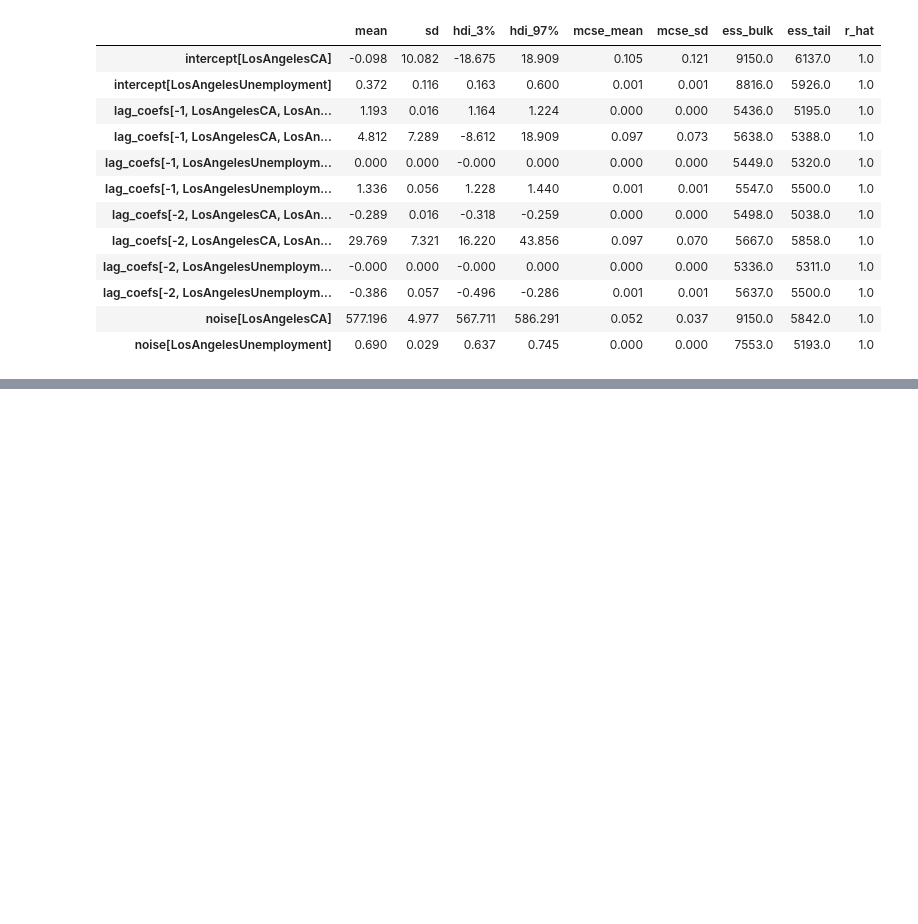
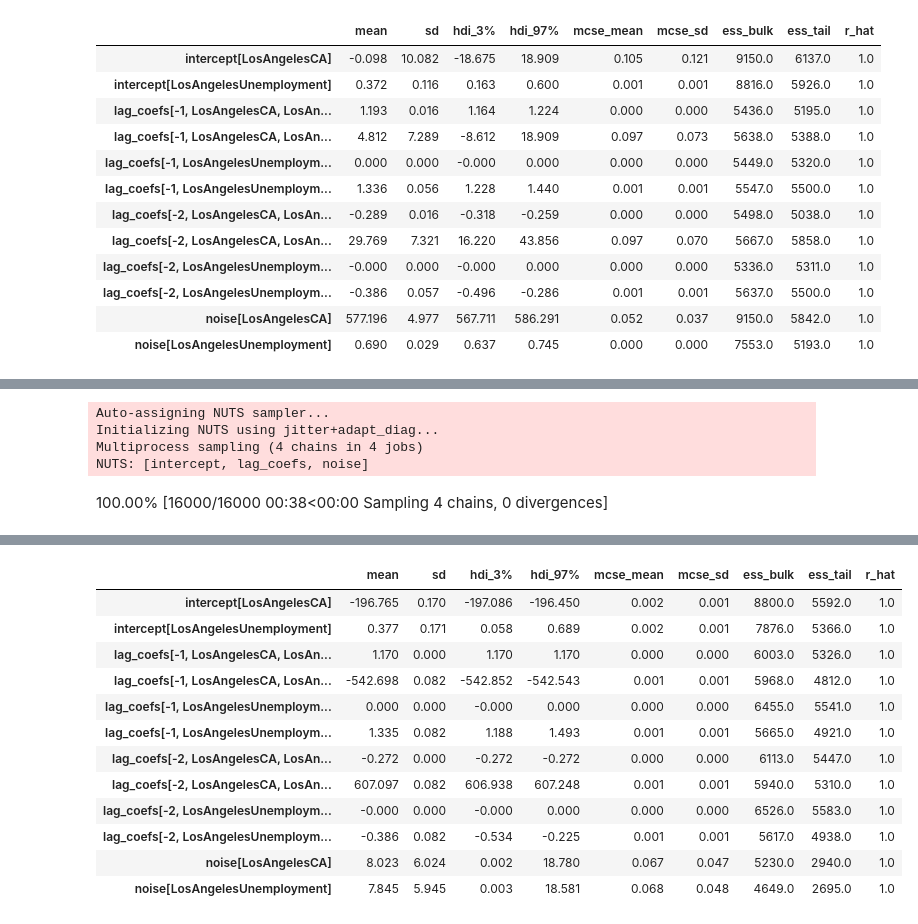
Before and after one commit to jl-haystacks/hackstack-ai-project-3-group1, a Jupyter notebook: Bayesian Vector Autoregression Modeling.ipynb, the cells around one changed output, grey strips where cells are left out. Saved outputs shown, nothing was run; the diff lists cells and outputs as text; code cells hidden in the pictures; blank space fills up the shorter version.

Commit message:
Updated BVAR options for specifying priors and noise minimality. Included minimal noise experiment to verify BVAR implementation.

```diff
--- a/Bayesian Vector Autoregression Modeling.ipynb
+++ b/Bayesian Vector Autoregression Modeling.ipynb
@@ -211,0 +225,10 @@ BVAR_model.summary()
+# %%
+BVAR_minnoise = BVAR(data, lags=2, minimal_noise=True)
+BVAR_minnoise.fit(random_seed=rng)
+BVAR_minnoise.summary()
+# %% [output]
+Auto-assigning NUTS sampler...
+Initializing NUTS using jitter+adapt_diag...
+Multiprocess sampling (4 chains in 4 jobs)
+NUTS: [intercept, lag_coefs, noise]
+100.00% [16000/16000 00:38<00:00 Sampling 4 chains, 0 divergences]
@@ -211,0 +236,13 @@ BVAR_model.summary()
+|  | mean | sd | hdi_3% | hdi_97% | mcse_mean | mcse_sd | ess_bulk | ess_tail | r_hat |
+| intercept[LosAngelesCA] | -196.765 | 0.170 | -197.086 | -196.450 | 0.002 | 0.001 | 8800.0 | 5592.0 | 1.0 |
+| intercept[LosAngelesUnemployment] | 0.377 | 0.171 | 0.058 | 0.689 | 0.002 | 0.001 | 7876.0 | 5366.0 | 1.0 |
+| lag_coefs[-1, LosAngelesCA, LosAn... | 1.170 | 0.000 | 1.170 | 1.170 | 0.000 | 0.000 | 6003.0 | 5326.0 | 1.0 |
+| lag_coefs[-1, LosAngelesCA, LosAn... | -542.698 | 0.082 | -542.852 | -542.543 | 0.001 | 0.001 | 5968.0 | 4812.0 | 1.0 |
+| lag_coefs[-1, LosAngelesUnemploym... | 0.000 | 0.000 | -0.000 | 0.000 | 0.000 | 0.000 | 6455.0 | 5541.0 | 1.0 |
+| lag_coefs[-1, LosAngelesUnemploym... | 1.335 | 0.082 | 1.188 | 1.493 | 0.001 | 0.001 | 5665.0 | 4921.0 | 1.0 |
+| lag_coefs[-2, LosAngelesCA, LosAn... | -0.272 | 0.000 | -0.272 | -0.272 | 0.000 | 0.000 | 6113.0 | 5447.0 | 1.0 |
+| lag_coefs[-2, LosAngelesCA, LosAn... | 607.097 | 0.082 | 606.938 | 607.248 | 0.001 | 0.001 | 5940.0 | 5310.0 | 1.0 |
+| lag_coefs[-2, LosAngelesUnemploym... | -0.000 | 0.000 | -0.000 | 0.000 | 0.000 | 0.000 | 6526.0 | 5583.0 | 1.0 |
+| lag_coefs[-2, LosAngelesUnemploym... | -0.386 | 0.082 | -0.534 | -0.225 | 0.001 | 0.001 | 5617.0 | 4938.0 | 1.0 |
+| noise[LosAngelesCA] | 8.023 | 6.024 | 0.002 | 18.780 | 0.067 | 0.047 | 5230.0 | 2940.0 | 1.0 |
+| noise[LosAngelesUnemployment] | 7.845 | 5.945 | 0.003 | 18.581 | 0.068 | 0.048 | 4649.0 | 2695.0 | 1.0 |
```
Also changed, not shown: parts of 15 cells of this notebook.
